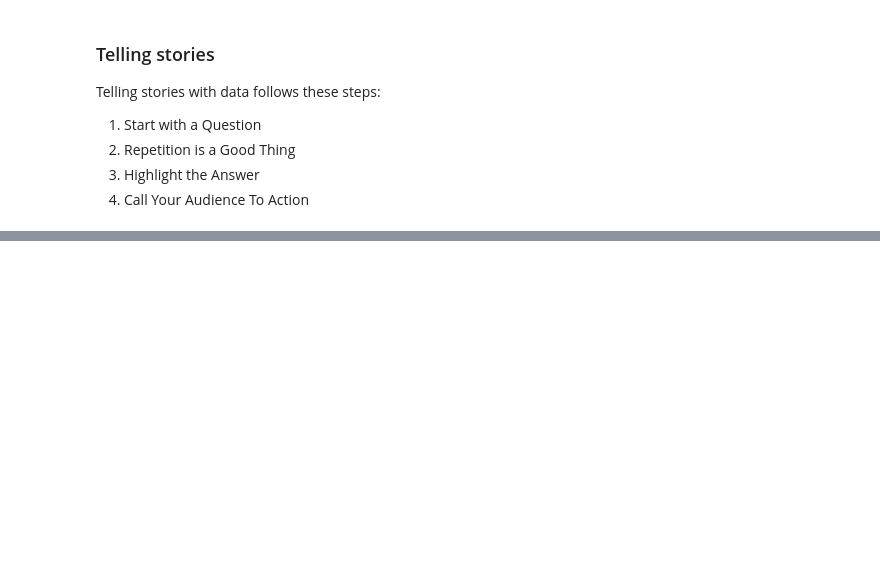
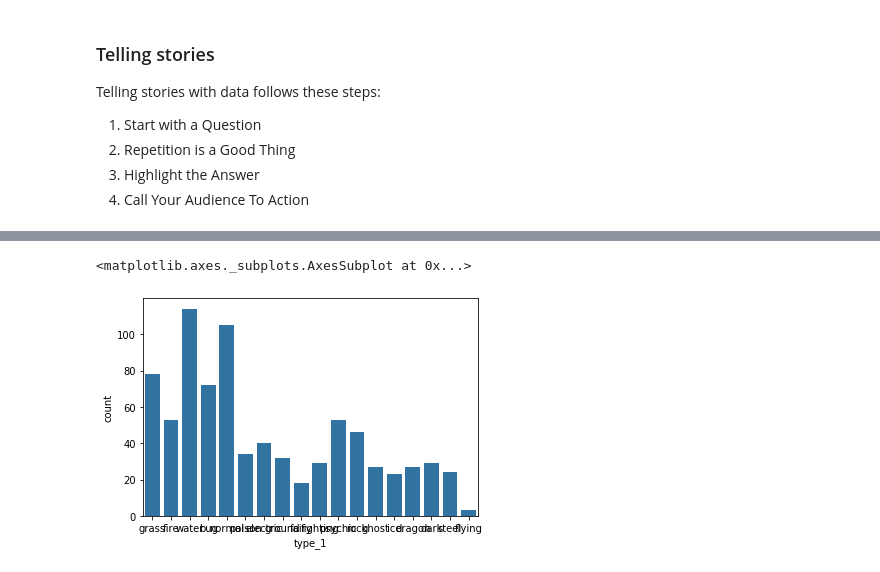
Before and after one commit to edifierxuhao/Data_visualization, a Jupyter notebook: Data_visualization_in_Data_analysis.ipynb, the cells around one changed output, grey strips where cells are left out. Saved outputs shown, nothing was run; the diff lists cells and outputs as text; code cells hidden in the pictures; blank space fills up the shorter version.

```diff
--- a/Data_visualization_in_Data_analysis.ipynb
+++ b/Data_visualization_in_Data_analysis.ipynb
@@ -170,0 +229,6 @@ All together, these libraries will allow you to visualize data in a balance of p
+# %%
+# look the first column of pokemon type
+sb.countplot(data = pokemon, x = 'type_1',color = base_color)
+# %% [output]
+<matplotlib.axes._subplots.AxesSubplot at 0x...>
+[figure, added]
```
Also changed, not shown: parts of 28 cells of this notebook, 1 other file.
